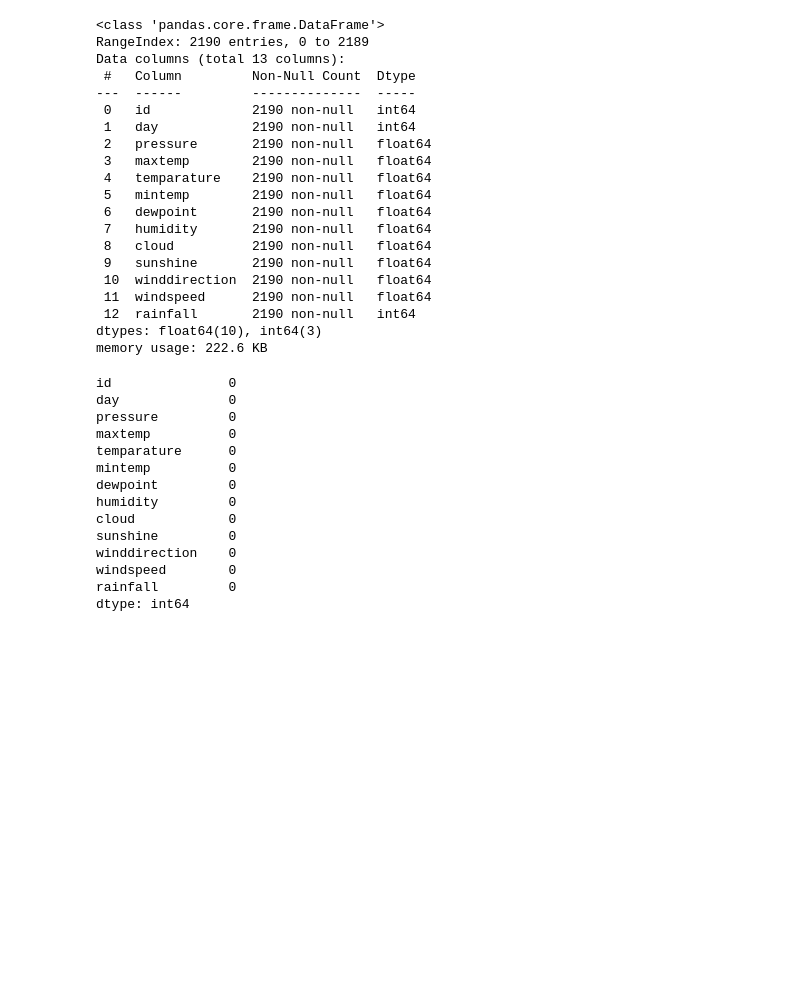
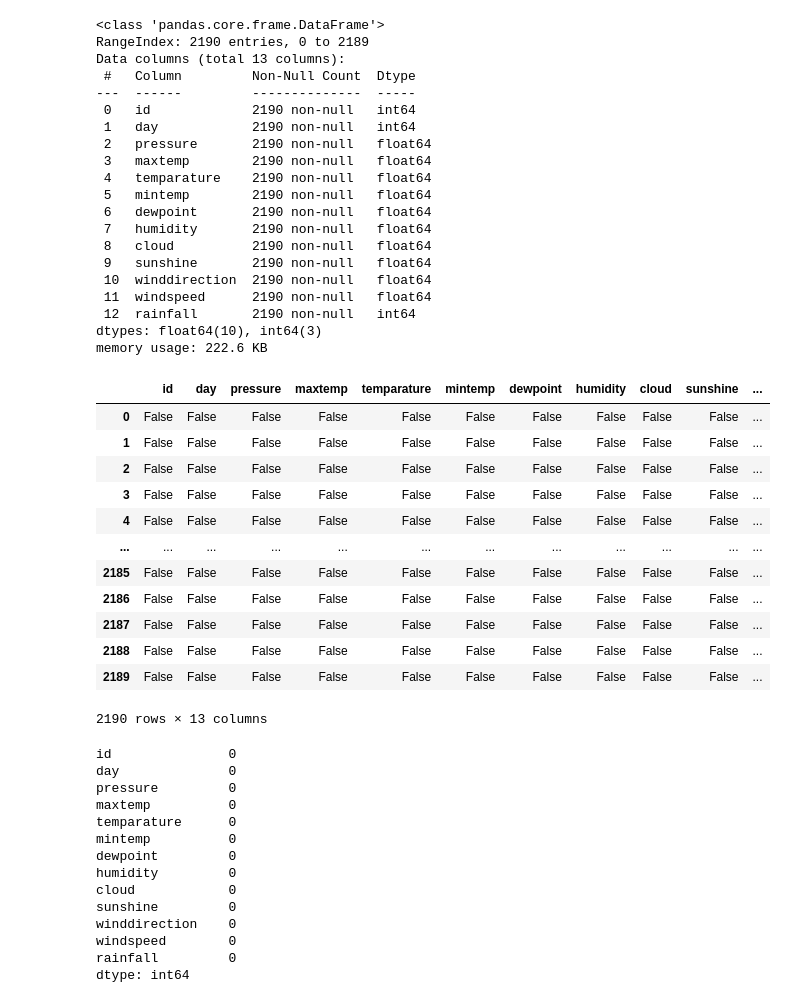
Before and after one commit to Aamer2005/Rainfall-ML-model, a Jupyter notebook: model copy.ipynb, the cells around one changed output. Drawn from its saved outputs; the diff is of its cells as text; code cells hidden in the pictures; blank space fills up the shorter version.

```diff
--- a/model copy.ipynb
+++ b/model copy.ipynb
@@ -57,6 +57,22 @@ Data columns (total 13 columns):
  12  rainfall       2190 non-null   int64
 dtypes: float64(10), int64(3)
 memory usage: 222.6 KB
+# %%
+train_df.isnull()
+# %% [output]
+|  | id | day | pressure | maxtemp | temparature | mintemp | dewpoint | humidity | cloud | sunshine | ... |
+| 0 | False | False | False | False | False | False | False | False | False | False | ... |
+| 1 | False | False | False | False | False | False | False | False | False | False | ... |
+| 2 | False | False | False | False | False | False | False | False | False | False | ... |
+| 3 | False | False | False | False | False | False | False | False | False | False | ... |
+| 4 | False | False | False | False | False | False | False | False | False | False | ... |
+| ... | ... | ... | ... | ... | ... | ... | ... | ... | ... | ... | ... |
+| 2185 | False | False | False | False | False | False | False | False | False | False | ... |
+| 2186 | False | False | False | False | False | False | False | False | False | False | ... |
+| 2187 | False | False | False | False | False | False | False | False | False | False | ... |
+| 2188 | False | False | False | False | False | False | False | False | False | False | ... |
+| 2189 | False | False | False | False | False | False | False | False | False | False | ... |
+2190 rows × 13 columns
 # %%
 train_df.isnull().sum()
 # %% [output]
```
Also changed, not shown: parts of 9 cells of this notebook.
